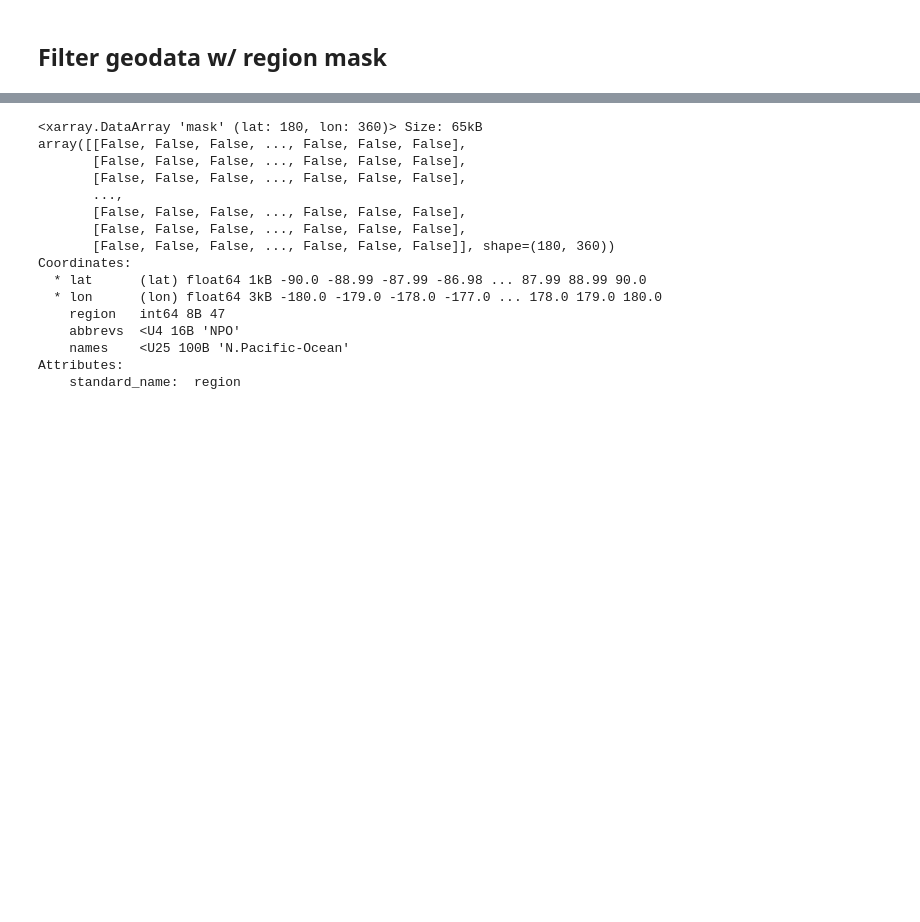
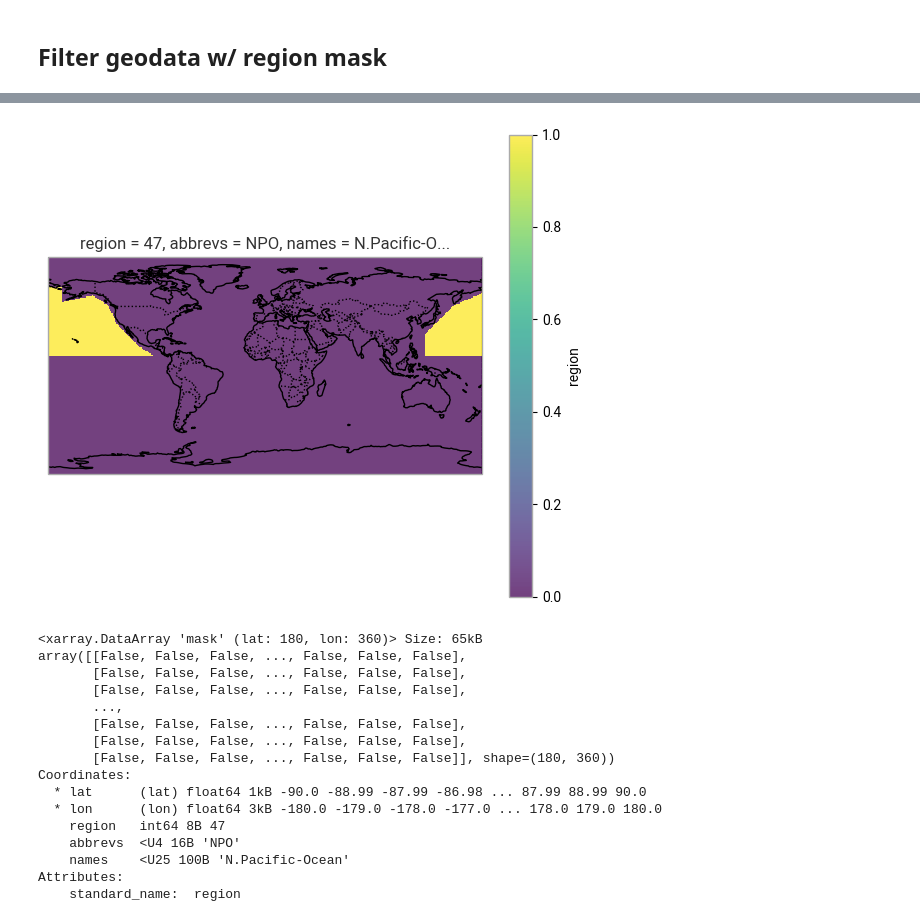
Before and after one commit to pmhalvor/whale-gis, a Jupyter notebook: notebooks/regionmask.ipynb, the cells around one changed output, grey strips where cells are left out. Drawn from its saved outputs; the diff is of its cells as text; code cells hidden in the pictures; blank space fills up the shorter version.

```diff
--- a/notebooks/regionmask.ipynb
+++ b/notebooks/regionmask.ipynb
@@ -92,3 +94,13 @@ ar6_mask.sel(region=47).plot()
+# %%
+fig, ax = plt.subplots(subplot_kw={'projection': ccrs.PlateCarree()})
+ar6_mask.sel(region=47).plot(ax=ax, transform=ccrs.PlateCarree(), alpha=0.75)
+
+ax.coastlines()
+ax.add_feature(cfeature.BORDERS, linestyle=':')
+
+plt.show()
+# %% [output]
+[figure, added]
 # %%
 # display xr dataset correlated to region mask
 ar6_mask.sel(region=47)
```
Also changed, not shown: parts of 3 cells of this notebook, 3 other files.
